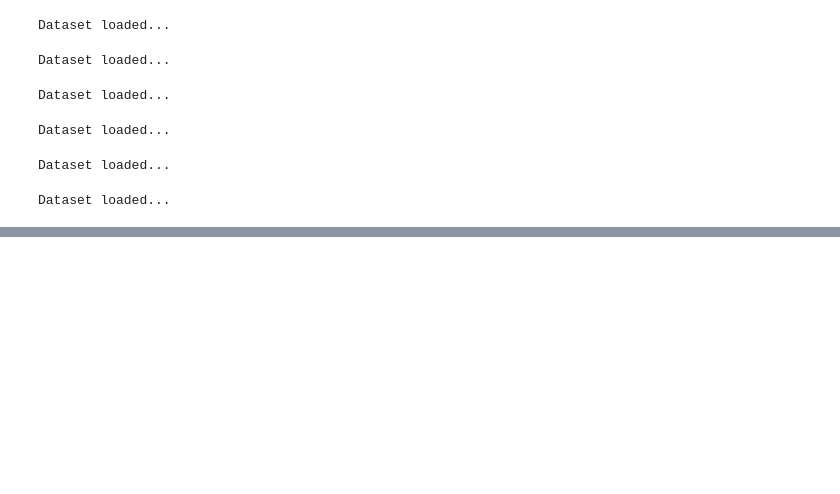
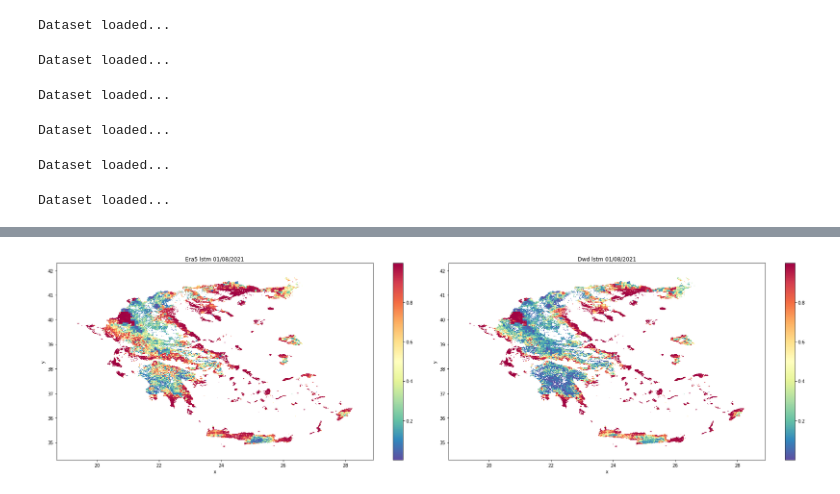
Before and after one commit to Luisdio1/observatory-internship, a Jupyter notebook: Plot_maps.ipynb, the cells around one changed output, grey strips where cells are left out. Cells and saved outputs as stored; diff of their text form; code cells hidden in the pictures; blank space fills up the shorter version.

```diff
--- a/Plot_maps.ipynb
+++ b/Plot_maps.ipynb
@@ -540,0 +448,17 @@ plt.savefig('Plots/dwd_2021_08_21_lstm.png', dpi = 350)
+# %%
+ds_era5 = xr.open_dataset(Path.home() / 'hdd1/diogenis/observatory/Plots/era5_2021_08_01_lstm.tif')
+ds_era5 = ds_era5.to_array()
+ds_dwd = xr.open_dataset(Path.home() / 'hdd1/diogenis/observatory/Plots/dwd_2021_08_01_lstm.tif')
+ds_dwd = ds_dwd.to_array()
+
+fig, axes = plt.subplots(ncols=2, figsize = (25,7))
+
+ds_era5.plot(cmap = "Spectral_r", ax = axes[0])
+axes[0].set_title('Era5 lstm 01/08/2021')
+
+ds_dwd.plot(cmap = "Spectral_r", ax = axes[1])
+axes[1].set_title('Dwd lstm 01/08/2021')
+
+plt.tight_layout()
+# %% [output]
+[figure, added]
```
Also changed, not shown: parts of 23 cells of this notebook.
